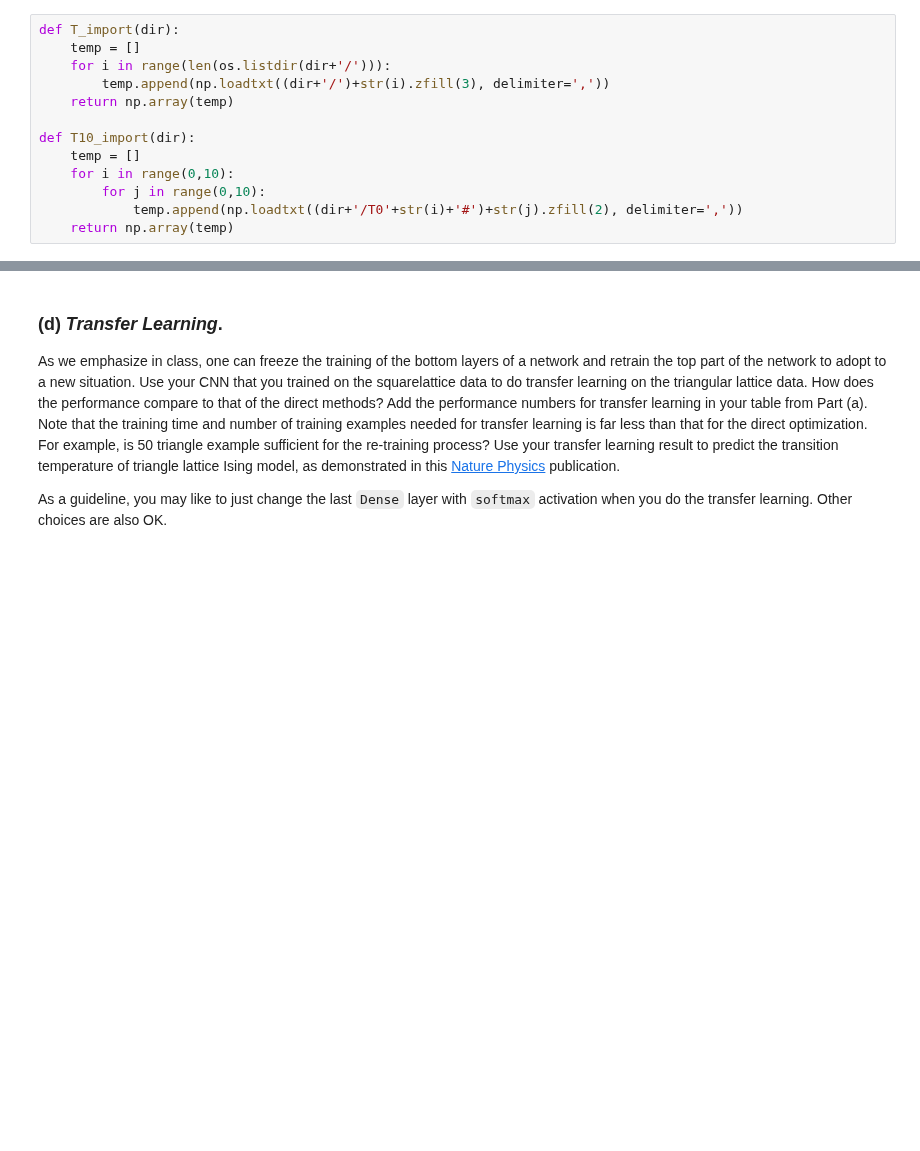
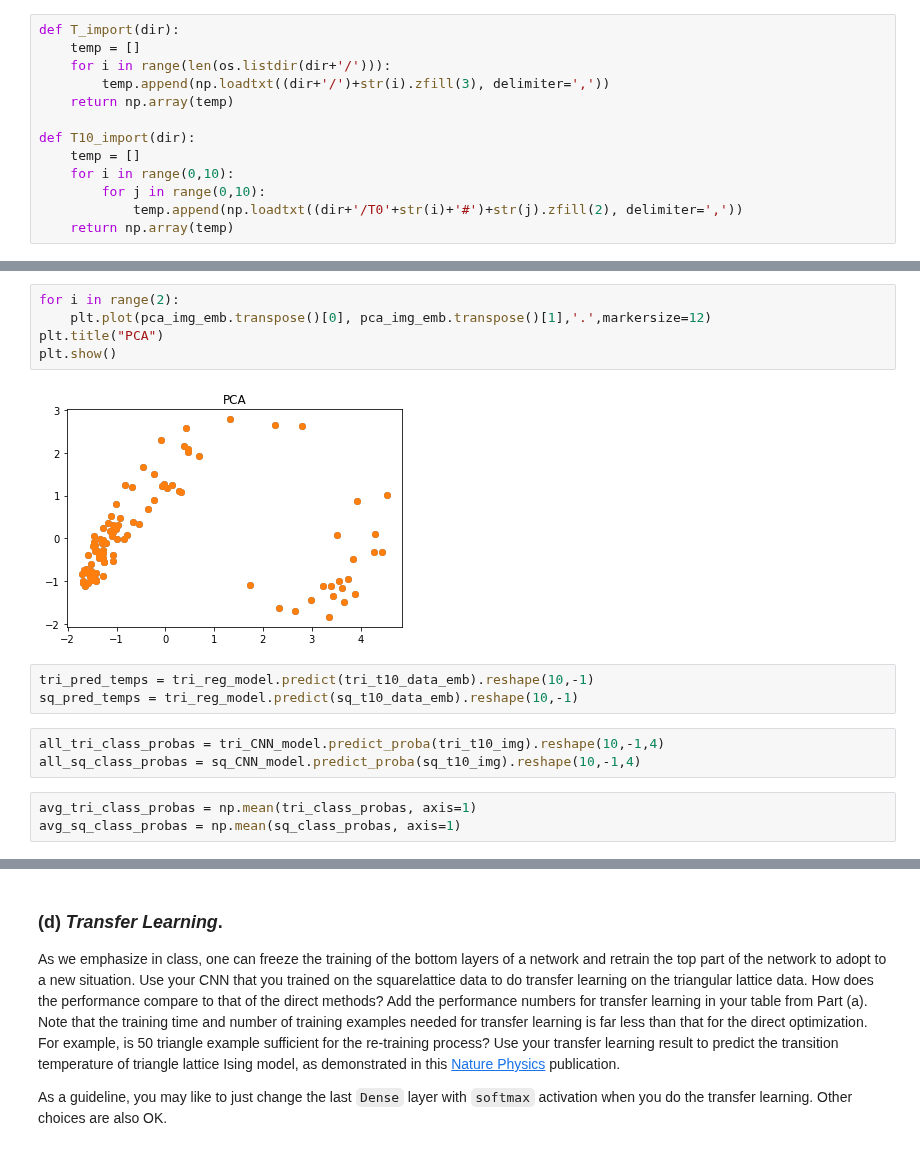
Before and after one commit to zmiller22/AM216, a Jupyter notebook: HW4/P1.ipynb, the cells around one changed output, grey strips where cells are left out. Saved outputs shown, nothing was run; the diff lists cells and outputs as text; blank space fills up the shorter version.

```diff
--- a/HW4/P1.ipynb
+++ b/HW4/P1.ipynb
@@ -550,0 +525,16 @@ array([[2.65633900e-16, 5.51906005e-08, 8.69663358e-02, 9.13033545e-01],
+# %%
+for i in range(2):
+    plt.plot(pca_img_emb.transpose()[0], pca_img_emb.transpose()[1],'.',markersize=12)
+plt.title("PCA")
+plt.show()
+# %% [output]
+[figure, added]
+# %%
+tri_pred_temps = tri_reg_model.predict(tri_t10_data_emb).reshape(10,-1)
+sq_pred_temps = tri_reg_model.predict(sq_t10_data_emb).reshape(10,-1)
+# %%
+all_tri_class_probas = tri_CNN_model.predict_proba(tri_t10_img).reshape(10,-1,4)
+all_sq_class_probas = sq_CNN_model.predict_proba(sq_t10_img).reshape(10,-1,4)
+# %%
+avg_tri_class_probas = np.mean(tri_class_probas, axis=1)
+avg_sq_class_probas = np.mean(sq_class_probas, axis=1)
```
Also changed, not shown: parts of 23 cells of this notebook, 1 other file.
